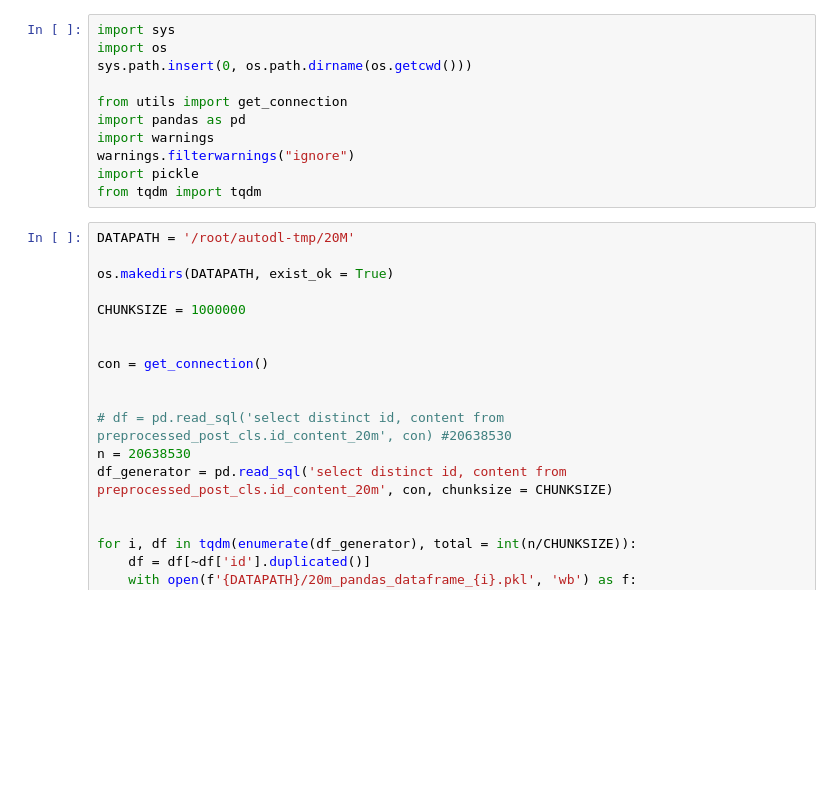
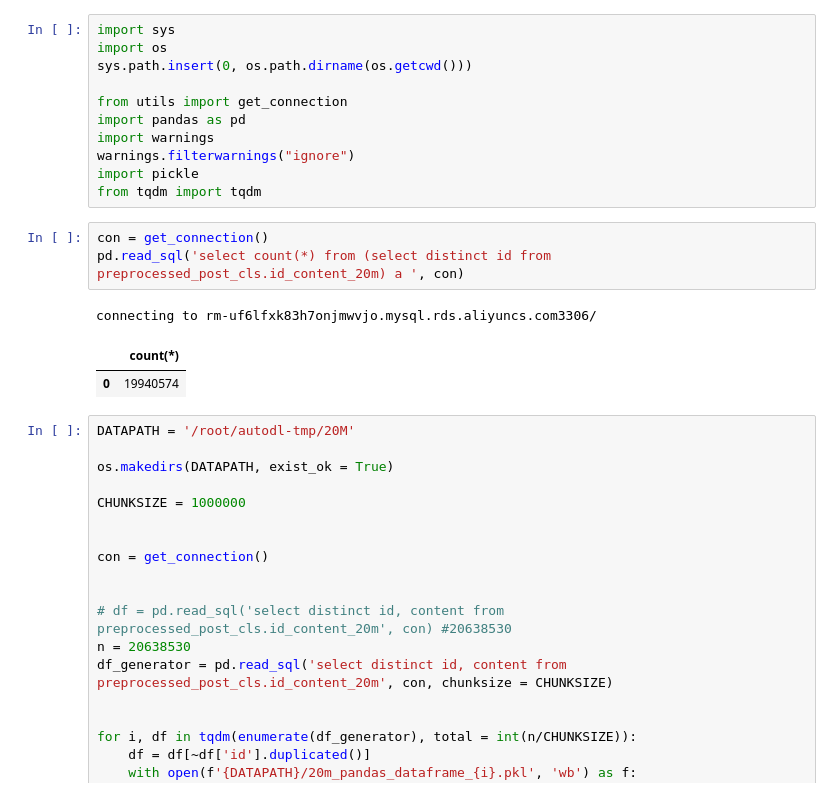
Before and after one commit to AllenArtefacter/social-listening-toolkit, a Jupyter notebook: project_support/Pepsico/notebooks/download_20M.ipynb, the cells around one changed output. Drawn from its saved outputs; the diff is of its cells as text; blank space fills up the shorter version.

```diff
--- a/project_support/Pepsico/notebooks/download_20M.ipynb
+++ b/project_support/Pepsico/notebooks/download_20M.ipynb
@@ -9,6 +9,13 @@ import warnings
 warnings.filterwarnings("ignore")
 import pickle
 from tqdm import tqdm
+# %%
+con = get_connection()
+pd.read_sql('select count(*) from (select distinct id from preprocessed_post_cls.id_content_20m) a ', con)
+# %% [output]
+connecting to rm-uf6lfxk83h7onjmwvjo.mysql.rds.aliyuncs.com3306/
+|  | count(*) |
+| 0 | 19940574 |
 # %%
 DATAPATH = '/root/autodl-tmp/20M'
 
```
Also changed, not shown: parts of 1 cell of this notebook, 7 other files.
